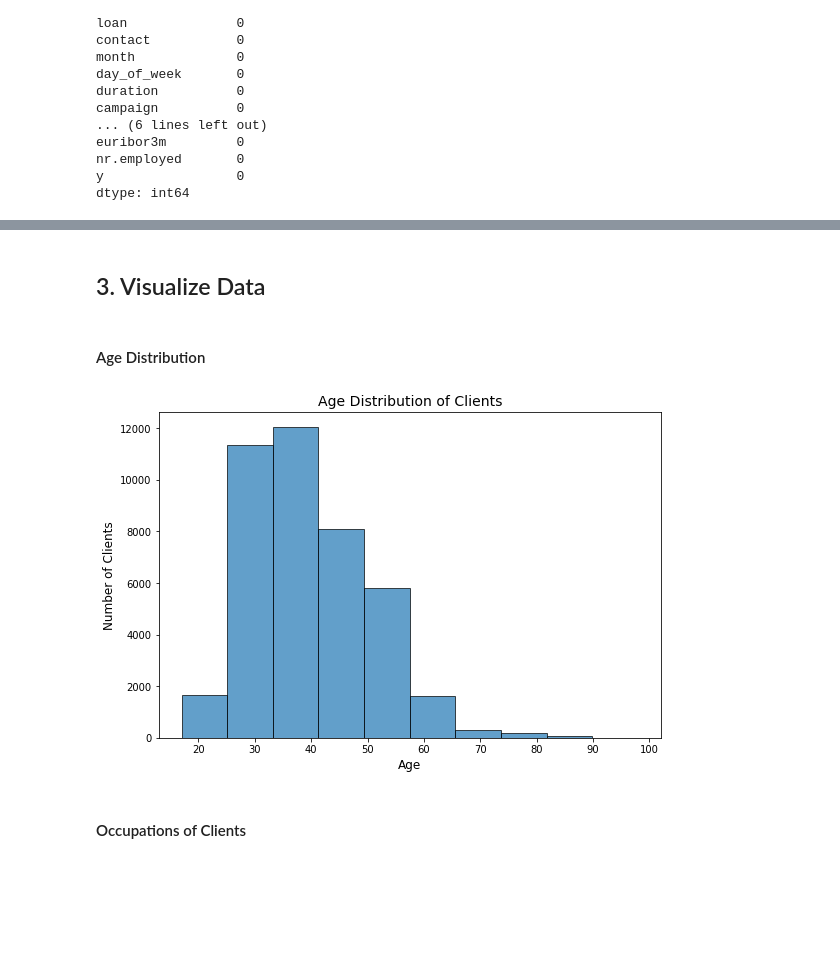
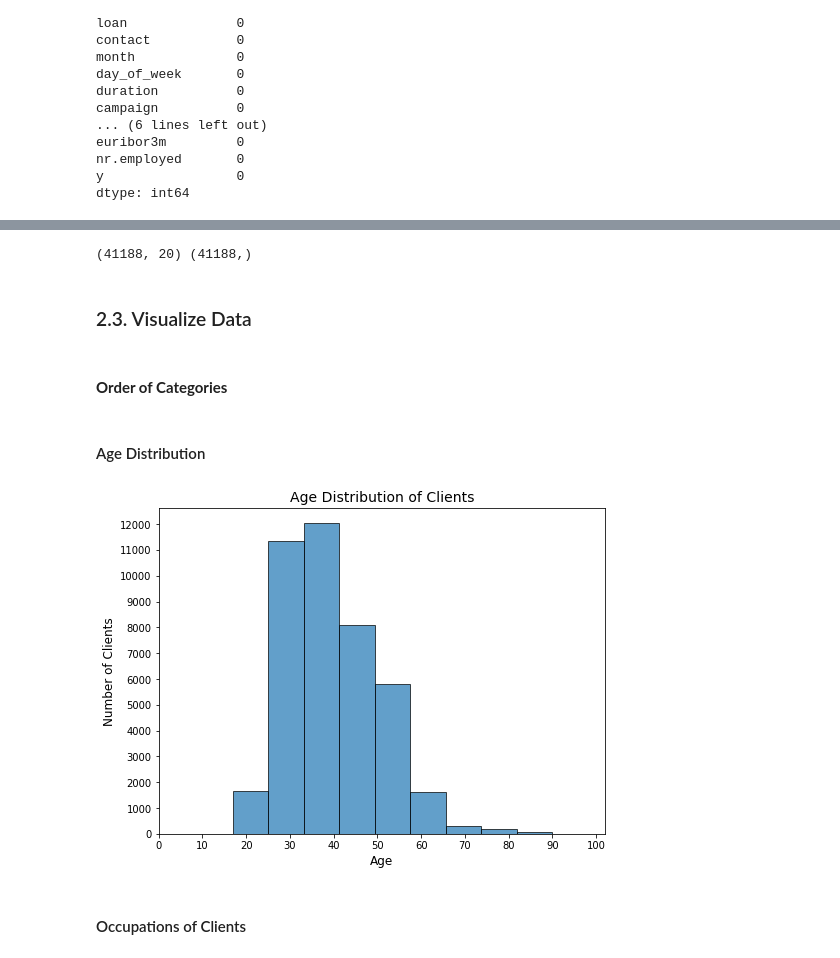
Before and after one commit to MarkLee7925/Bank-Marketing-Classification, a Jupyter notebook: BankMarketingClassification.ipynb, the cells around one changed output, grey strips where cells are left out. Drawn from its saved outputs; the diff is of its cells as text; code cells hidden in the pictures; blank space fills up the shorter version.

```diff
--- a/BankMarketingClassification.ipynb
+++ b/BankMarketingClassification.ipynb
@@ -91,2 +111,11 @@ df.describe()
+# %%
+# Get values for matrix of features (X) and dependent variable (y)
+X, y = df.iloc[:, :-1].values, df.iloc[:, -1].values
+
+print(X.shape, y.shape)
+# %% [output]
+(41188, 20) (41188,)
 # %% [markdown]
-## 3. Visualize Data
+### 2.3. Visualize Data
+# %% [markdown]
+#### **Order of Categories**
@@ -93,17 +131,23 @@ df.describe()
 # %% [markdown]
 #### Age Distribution
 # %%
-plt.figure(figsize=(9, 6))
+# Define figure
+age_dist = plt.figure(figsize=(8, 6))
+
+# Age distribution histogram
+age_dist = plt.hist(x=df['age'], alpha=0.7, edgecolor='black')
+# Adjust X and Y-Axes ranes
 plt.xticks(np.arange(0, 110, 10))
-plt.yticks(np.arange(0, 14000, 2000))
-age_dist = df['age']
-plt.hist(x=age_dist, alpha=0.7, edgecolor='black')
+plt.yticks(np.arange(0, 13000, 1000))
+# Plot title and labels
 plt.xlabel('Age', fontsize=12)
 plt.ylabel('Number of Clients', fontsize=12)
 plt.title('Age Distribution of Clients', fontsize=14)
+
+# Show figure
 plt.show()
 # %% [output]
-[figure, old version]
+[figure, new version]
 # %% [markdown]
 #### Occupations of Clients
 # %%
```
Also changed, not shown: parts of 87 cells of this notebook.
